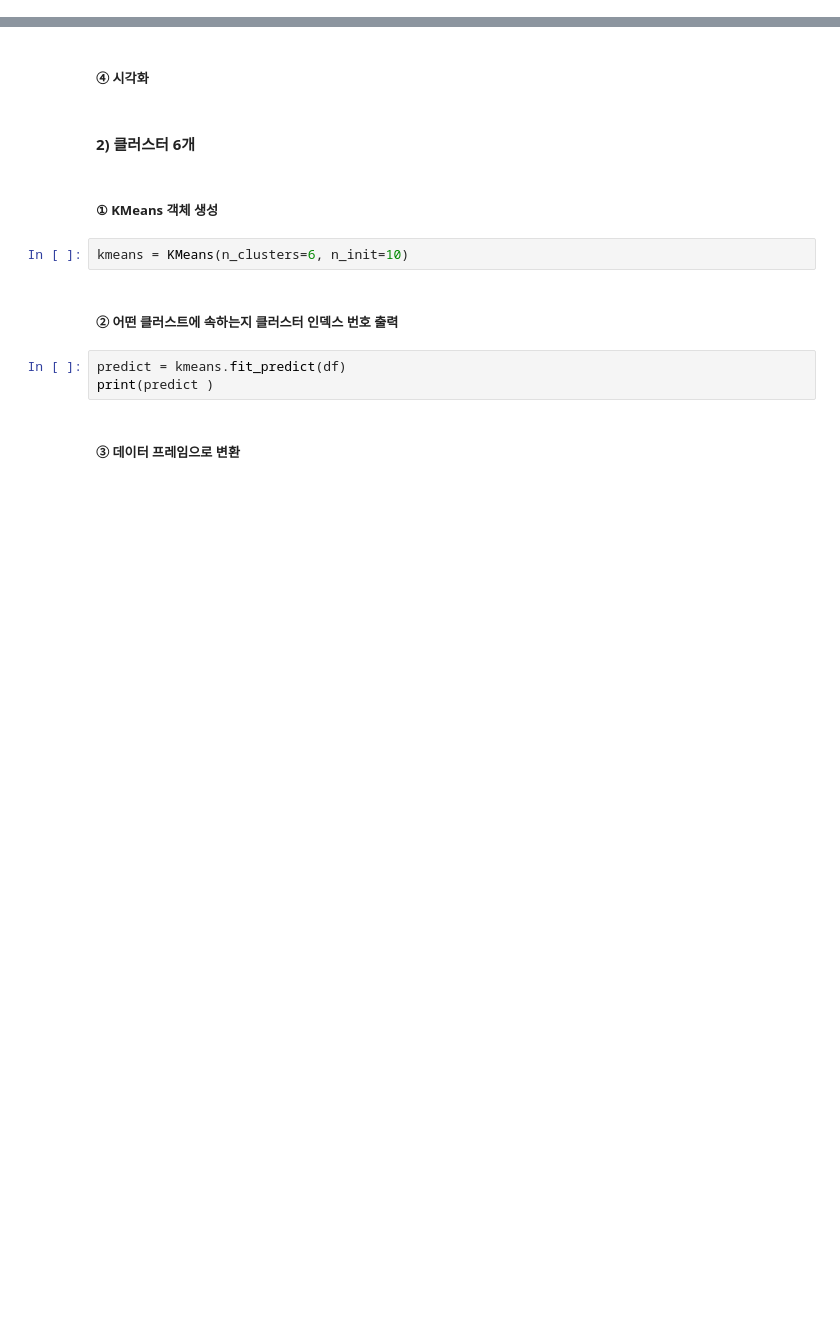
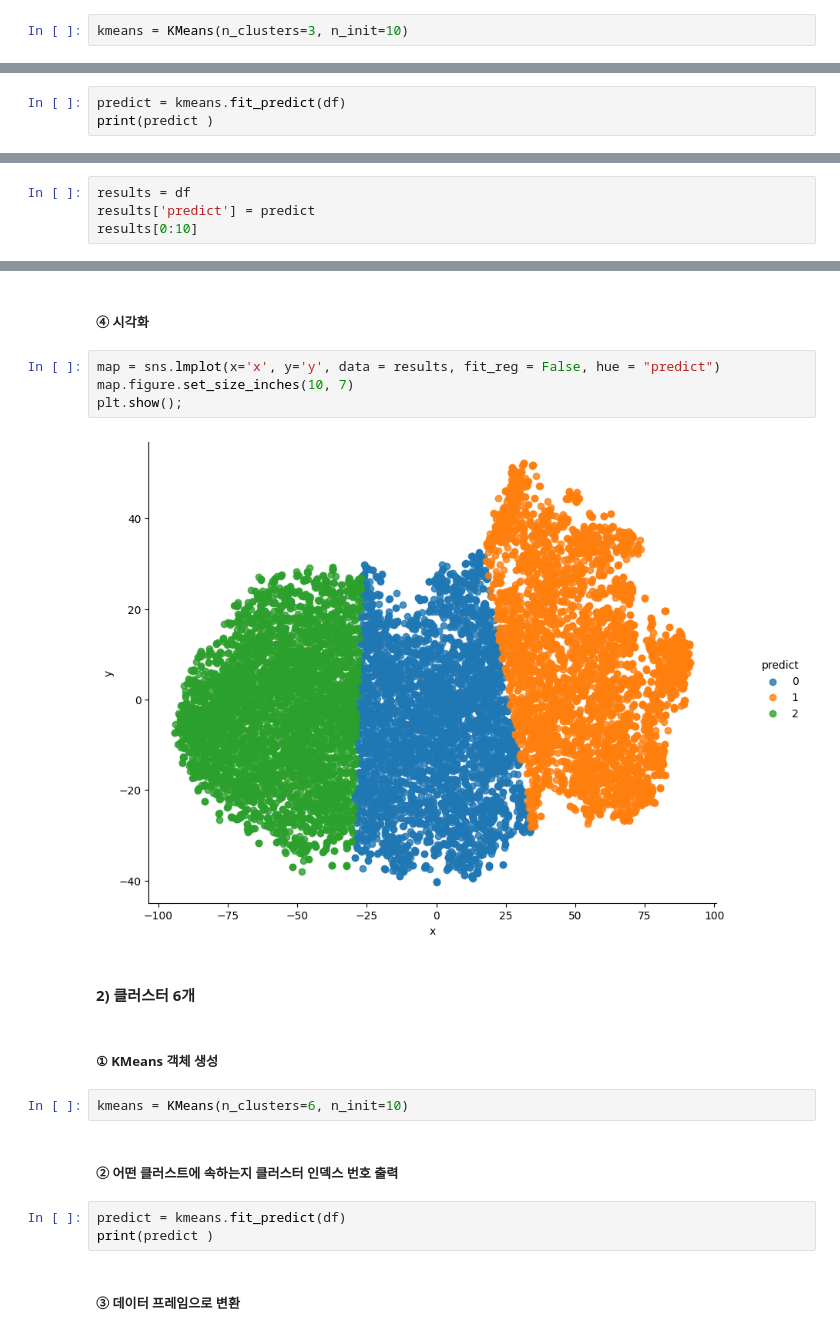
Before and after one commit to yooleene/Level2_office, a Jupyter notebook: M4.5_비정형 데이터 분석_군집 분석.ipynb, the cells around one changed output, grey strips where cells are left out. Cells and saved outputs as stored; diff of their text form; blank space fills up the shorter version.

```diff
--- a/M4.5_비정형 데이터 분석_군집 분석.ipynb
+++ b/M4.5_비정형 데이터 분석_군집 분석.ipynb
@@ -386,2 +483,7 @@ plt.show();
+# %%
+kmeans = KMeans(n_clusters=3, n_init=10)
 # %% [markdown]
 ##### ② 어떤 클러스트에 속하는지 클러스터 인덱스 번호 출력
+# %%
+predict = kmeans.fit_predict(df)
+print(predict )
@@ -388,2 +492,6 @@ plt.show();
 # %% [markdown]
 ##### ③ 데이터 프레임으로 변환
+# %%
+results = df
+results['predict'] = predict
+results[0:10]
@@ -390,5 +510,11 @@ plt.show();
 # %% [markdown]
 ##### ④ 시각화
+# %%
+map = sns.lmplot(x='x', y='y', data = results, fit_reg = False, hue = "predict")
+map.figure.set_size_inches(10, 7)
+plt.show();
+# %% [output]
+[figure, added]
 # %% [markdown]
 #### 2) 클러스터 6개
 # %% [markdown]
```
Also changed, not shown: parts of 17 cells of this notebook.
